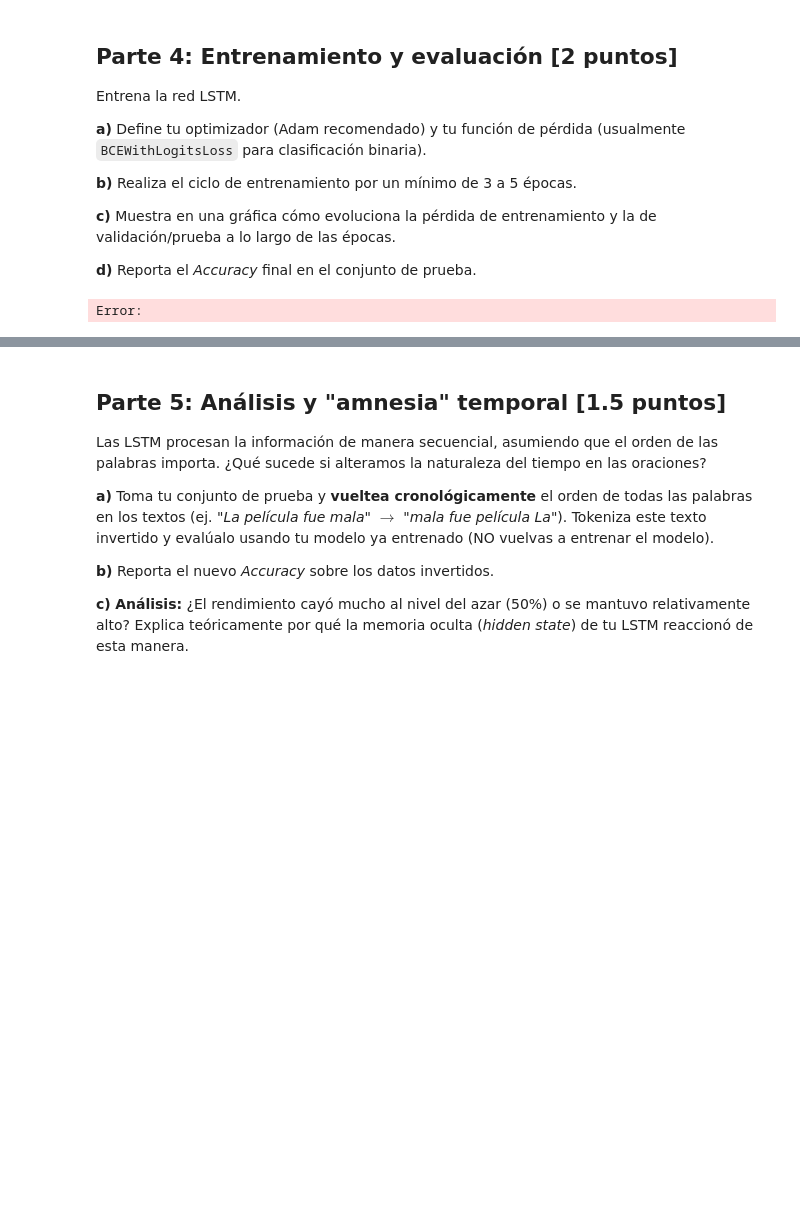
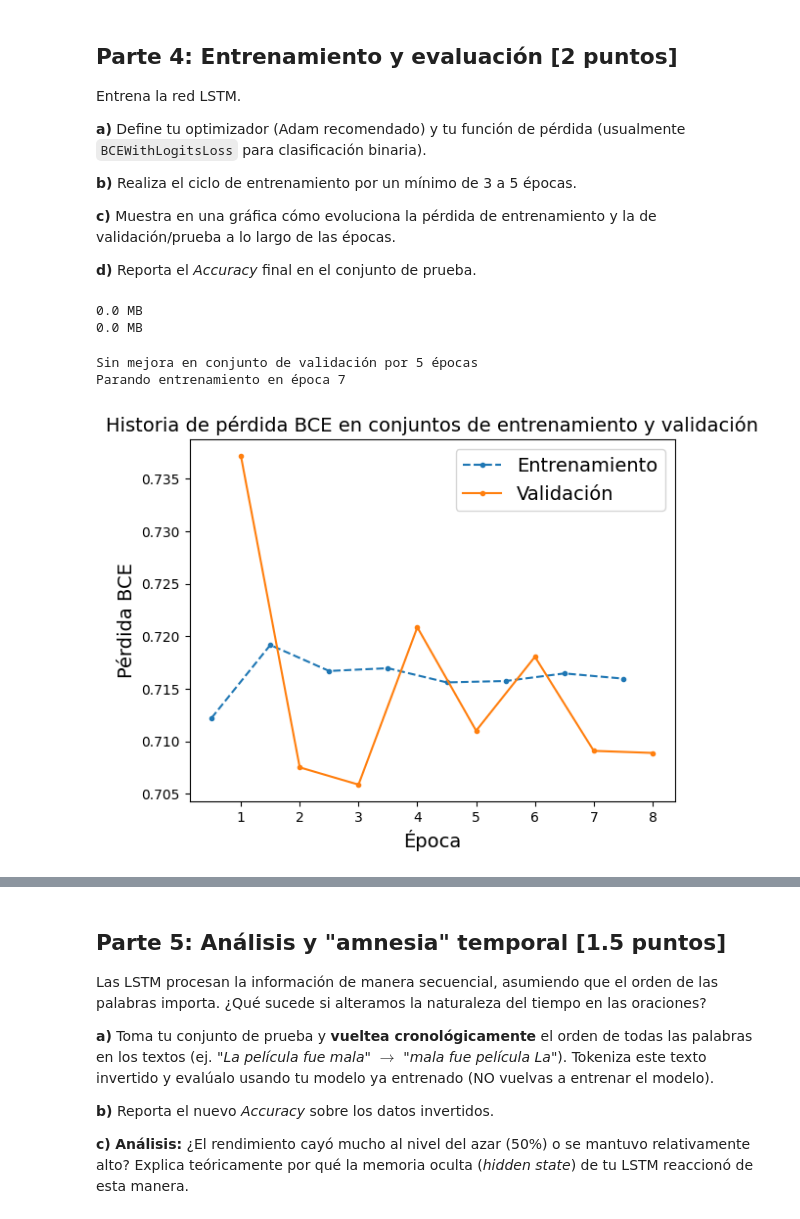
Before and after one commit to Kauboimausu/practica4-nlps, a Jupyter notebook: practica4.ipynb, the cells around one changed output, grey strips where cells are left out. Saved outputs shown, nothing was run; the diff lists cells and outputs as text; code cells hidden in the pictures; blank space fills up the shorter version.

```diff
--- a/practica4.ipynb
+++ b/practica4.ipynb
@@ -193,7 +205,7 @@ def collate_fn(batch, tokenizer=tokenizador_espanol):
 
     return encodings, labels
 
-batch_size = 128
+batch_size = 32
 
 imdb_train_loader = DataLoader(imdb_train_set.to_dict("records"), batch_size=batch_size, collate_fn=collate_fn)
 imdb_valid_loader = DataLoader(imdb_valid_set.to_dict("records"), batch_size=batch_size, collate_fn=collate_fn)
@@ -314,8 +326,9 @@ def train(model, optimizer, criterion, metric, train_loader, valid_loader,
         total_train_loss = 0
         # Entrenamiento
         for X_batch, y_batch in train_loader:
-            X_batch, y_batch = X_batch.to(device), y_batch.to(device)
-            preds = model(X_batch["input_ids"])
+            input_ids, y_batch = X_batch["input_ids"].to(device), y_batch.to(device)
+            # X_batch, y_batch = X_batch.to(device), y_batch.to(device)
+            preds = model(input_ids)
             batch_loss = criterion(preds, y_batch)
             total_train_loss += batch_loss.item()
             batch_loss.backward()
@@ -330,8 +343,9 @@ def train(model, optimizer, criterion, metric, train_loader, valid_loader,
         metric.reset() # Reseteamos las métricas entre conjuntos de entrenamiento y validación
         with torch.no_grad():
             for X_batch, y_batch in valid_loader:
-                X_batch, y_batch = X_batch.to(device), y_batch.to(device)
-                preds = model(X_batch["input_ids"])
+                input_ids, y_batch = X_batch["input_ids"].to(device), y_batch.to(device)
+                # X_batch, y_batch = X_batch.to(device), y_batch.to(device)
+                preds = model(input_ids)
                 batch_loss = criterion(preds, y_batch)
                 total_validation_loss += batch_loss.item()
                 metric.update(preds, y_batch)
@@ -368,6 +382,12 @@ def train(model, optimizer, criterion, metric, train_loader, valid_loader,
     return loss_histories, metric_histories
 # %%
 import torchmetrics
+# %%
+print(torch.cuda.memory_allocated() / 1024**2, "MB")
+print(torch.cuda.memory_reserved() / 1024**2, "MB")
+# %% [output]
+0.0 MB
+0.0 MB
 # %%
 torch.manual_seed(21)
 
@@ -385,6 +405,26 @@ criterion = nn.BCEWithLogitsLoss()
 optimizer = torch.optim.NAdam(modelo.parameters(), betas=(0.9, 0.999), lr=0.05)
 metric = torchmetrics.Accuracy(task="binary").to(device)
 
-loss_hist, metric_hist = train(modelo, optimizer, criterion, metric, imdb_train_loader, imdb_valid_loader, 5, 2)
+loss_hist, metric_hist = train(modelo, optimizer, criterion, metric, imdb_train_loader, imdb_valid_loader, 10, 5)
 # %% [output]
-Error:
+Sin mejora en conjunto de validación por 5 épocas
+Parando entrenamiento en época 7
+# %%
+import matplotlib.pyplot as plt
+
+plt.rc('font', size=14)
+plt.rc('axes', labelsize=14, titlesize=14)
+plt.rc('legend', fontsize=14)
+plt.rc('xtick', labelsize=10)
+plt.rc('ytick', labelsize=10)
+# %%
+n_epocas = len(loss_hist["train_losses"])
+plt.plot(np.arange(n_epocas) + 0.5, loss_hist["train_losses"], ".--", label="Entrenamiento")
+plt.plot(np.arange(n_epocas) + 1.0, loss_hist["validation_losses"], ".-", label="Validación")
+plt.xlabel("Época")
+plt.ylabel("Pérdida BCE")
+plt.title("Historia de pérdida BCE en conjuntos de entrenamiento y validación")
+plt.legend()
+plt.show()
+# %% [output]
+[figure, added]
```
Also changed, not shown: parts of 9 cells of this notebook.
